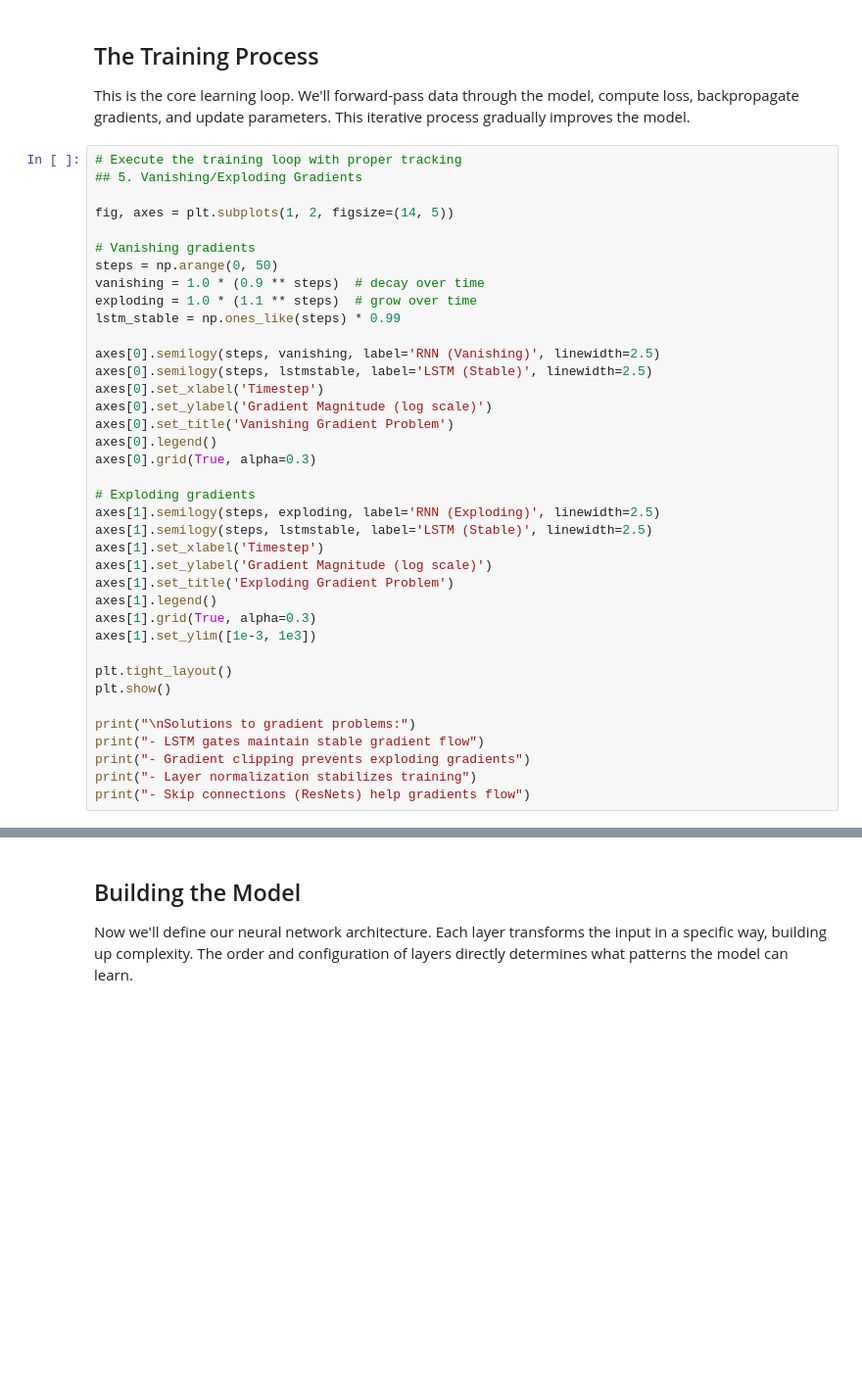
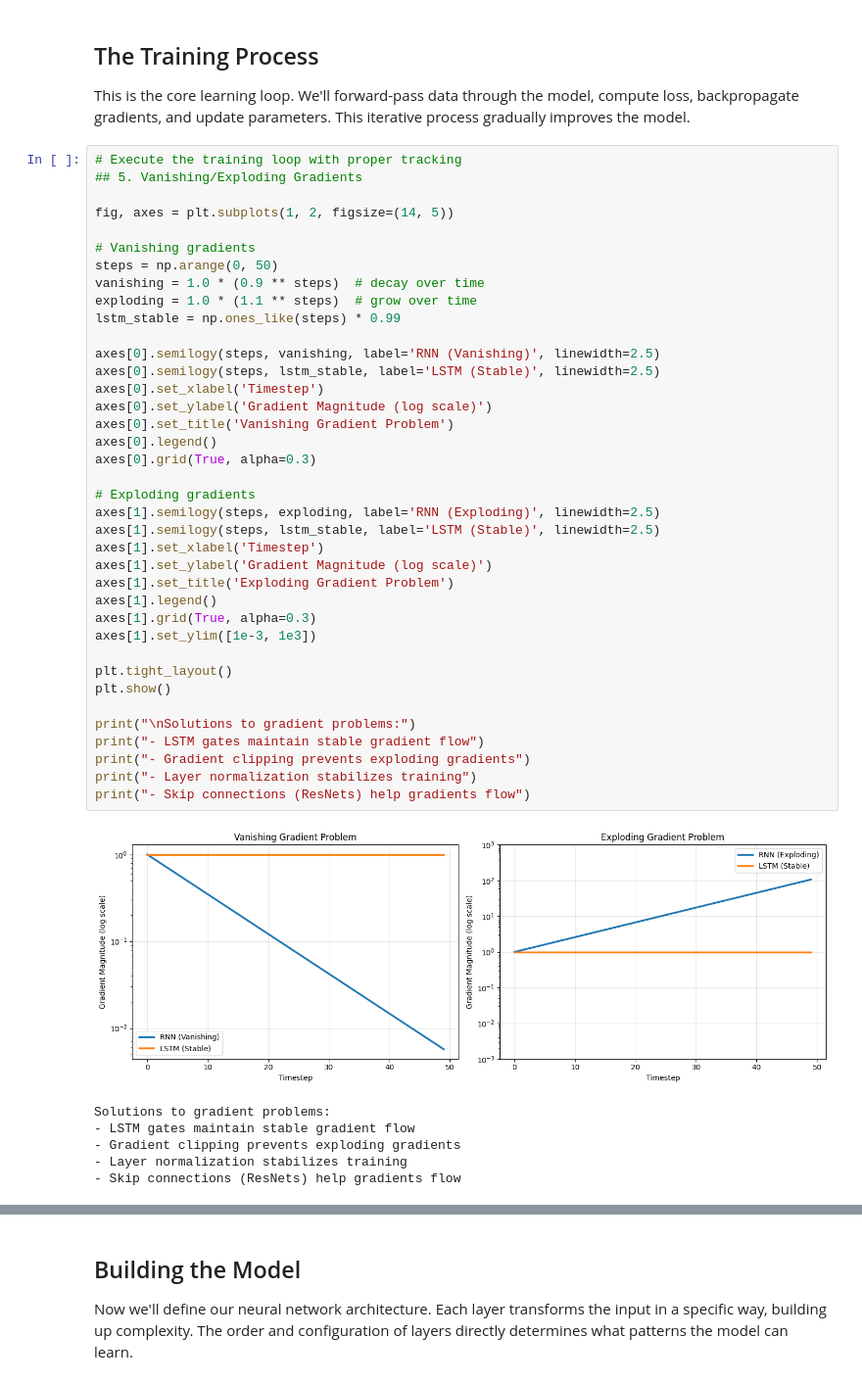
Before and after one commit to ashish-kamboj/deep-learning, a Jupyter notebook: pytorch/Phase_04_Natural_Language_Processing/20_RNNs_LSTMs.ipynb, the cells around one changed output, grey strips where cells are left out. Shown at 98% size. Cells and saved outputs as stored; diff of their text form; blank space fills up the shorter version.

```diff
--- a/pytorch/Phase_04_Natural_Language_Processing/20_RNNs_LSTMs.ipynb
+++ b/pytorch/Phase_04_Natural_Language_Processing/20_RNNs_LSTMs.ipynb
@@ -169,35 +202,42 @@ fig, axes = plt.subplots(1, 2, figsize=(14, 5))
 # Vanishing gradients
 steps = np.arange(0, 50)
 vanishing = 1.0 * (0.9 ** steps)  # decay over time
 exploding = 1.0 * (1.1 ** steps)  # grow over time
 lstm_stable = np.ones_like(steps) * 0.99
 
 axes[0].semilogy(steps, vanishing, label='RNN (Vanishing)', linewidth=2.5)
-axes[0].semilogy(steps, lstmstable, label='LSTM (Stable)', linewidth=2.5)
+axes[0].semilogy(steps, lstm_stable, label='LSTM (Stable)', linewidth=2.5)
 axes[0].set_xlabel('Timestep')
 axes[0].set_ylabel('Gradient Magnitude (log scale)')
 axes[0].set_title('Vanishing Gradient Problem')
 axes[0].legend()
 axes[0].grid(True, alpha=0.3)
 
 # Exploding gradients
 axes[1].semilogy(steps, exploding, label='RNN (Exploding)', linewidth=2.5)
-axes[1].semilogy(steps, lstmstable, label='LSTM (Stable)', linewidth=2.5)
+axes[1].semilogy(steps, lstm_stable, label='LSTM (Stable)', linewidth=2.5)
 axes[1].set_xlabel('Timestep')
 axes[1].set_ylabel('Gradient Magnitude (log scale)')
 axes[1].set_title('Exploding Gradient Problem')
 axes[1].legend()
 axes[1].grid(True, alpha=0.3)
 axes[1].set_ylim([1e-3, 1e3])
 
 plt.tight_layout()
 plt.show()
 
 print("\nSolutions to gradient problems:")
 print("- LSTM gates maintain stable gradient flow")
 print("- Gradient clipping prevents exploding gradients")
 print("- Layer normalization stabilizes training")
 print("- Skip connections (ResNets) help gradients flow")
+# %% [output]
+[figure, added]
+Solutions to gradient problems:
+- LSTM gates maintain stable gradient flow
+- Gradient clipping prevents exploding gradients
+- Layer normalization stabilizes training
+- Skip connections (ResNets) help gradients flow
 # %%
 # Define a custom function with detailed implementation
 ## 6. Sequence-to-Sequence (Seq2Seq)
```
Also changed, not shown: parts of 11 cells of this notebook.
